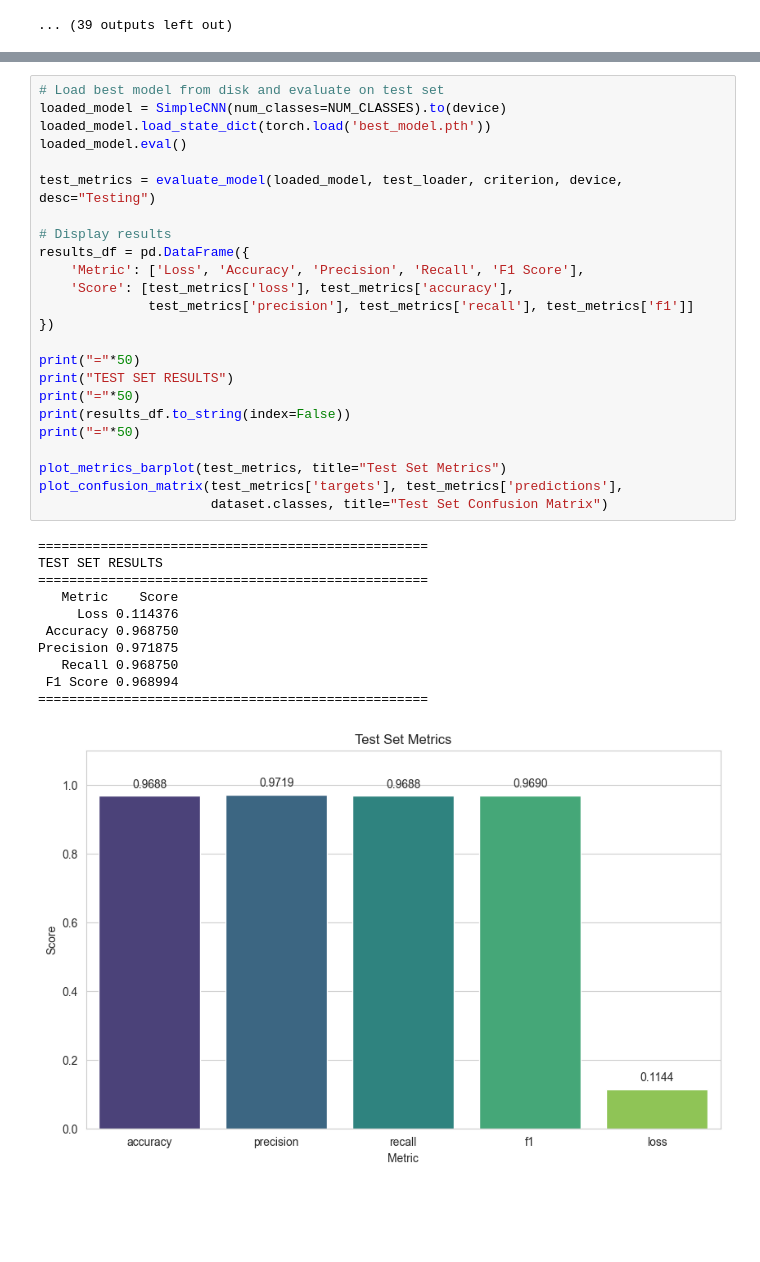
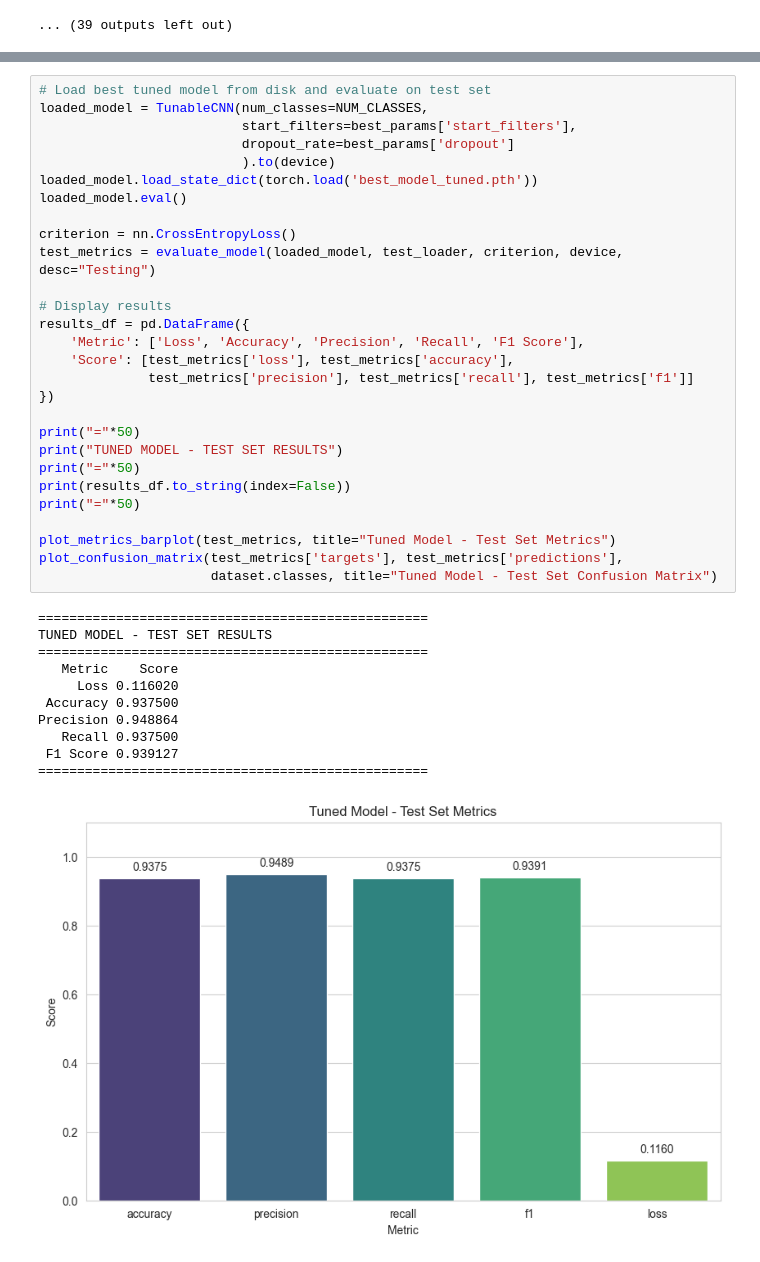
Before and after one commit to HerbyFiitStuba/covid_dataset, a Jupyter notebook: model.ipynb, the cells around one changed output, grey strips where cells are left out. Saved outputs shown, nothing was run; the diff lists cells and outputs as text; blank space fills up the shorter version.

```diff
--- a/model.ipynb
+++ b/model.ipynb
@@ -1272,38 +1272,42 @@ The hyperparameter optimization process was successful. It squeezed out extra pe
 
 Load the best model and evaluate on the held-out test set.
 # %%
-# Load best model from disk and evaluate on test set
-loaded_model = SimpleCNN(num_classes=NUM_CLASSES).to(device)
-loaded_model.load_state_dict(torch.load('best_model.pth'))
+# Load best tuned model from disk and evaluate on test set
+loaded_model = TunableCNN(num_classes=NUM_CLASSES,
+                          start_filters=best_params['start_filters'],
+                          dropout_rate=best_params['dropout']
+                          ).to(device)
+loaded_model.load_state_dict(torch.load('best_model_tuned.pth'))
 loaded_model.eval()
 
+criterion = nn.CrossEntropyLoss()
 test_metrics = evaluate_model(loaded_model, test_loader, criterion, device, desc="Testing")
 
 # Display results
 results_df = pd.DataFrame({
     'Metric': ['Loss', 'Accuracy', 'Precision', 'Recall', 'F1 Score'],
     'Score': [test_metrics['loss'], test_metrics['accuracy'],
               test_metrics['precision'], test_metrics['recall'], test_metrics['f1']]
 })
 
 print("="*50)
-print("TEST SET RESULTS")
+print("TUNED MODEL - TEST SET RESULTS")
 print("="*50)
 print(results_df.to_string(index=False))
 print("="*50)
 
-plot_metrics_barplot(test_metrics, title="Test Set Metrics")
+plot_metrics_barplot(test_metrics, title="Tuned Model - Test Set Metrics")
 plot_confusion_matrix(test_metrics['targets'], test_metrics['predictions'],
-                      dataset.classes, title="Test Set Confusion Matrix")
+                      dataset.classes, title="Tuned Model - Test Set Confusion Matrix")
 # %% [output]
 ==================================================
-TEST SET RESULTS
+TUNED MODEL - TEST SET RESULTS
 ==================================================
    Metric    Score
-     Loss 0.114376
- Accuracy 0.968750
-Precision 0.971875
-   Recall 0.968750
- F1 Score 0.968994
+     Loss 0.116020
+ Accuracy 0.937500
+Precision 0.948864
+   Recall 0.937500
+ F1 Score 0.939127
 ==================================================
-[figure, old version]
+[figure, new version]
```
Also changed, not shown: parts of 11 cells of this notebook, 1 other file.
